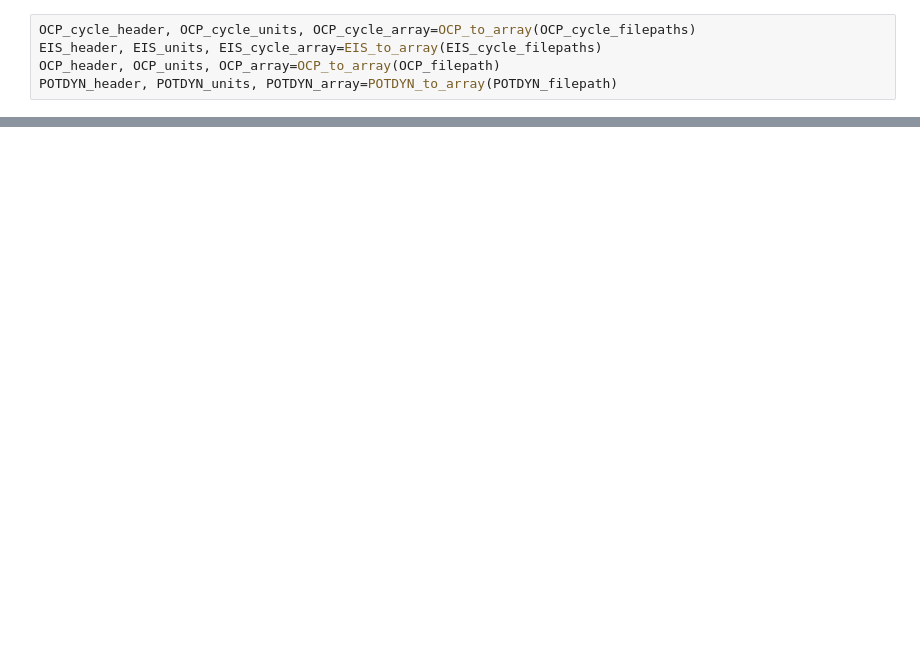
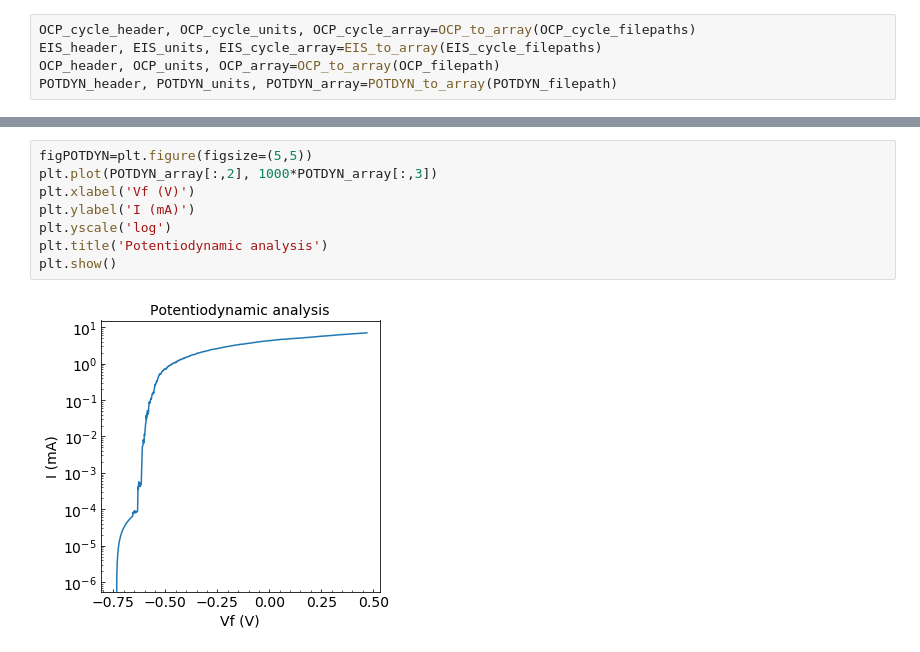
Before and after one commit to CoDaSiTo/IJL_Corrosion, a Jupyter notebook: NaCl_corrosion.ipynb, the cells around one changed output, grey strips where cells are left out. Drawn from its saved outputs; the diff is of its cells as text; blank space fills up the shorter version.

```diff
--- a/NaCl_corrosion.ipynb
+++ b/NaCl_corrosion.ipynb
@@ -191,0 +332,10 @@ plt.show()
+# %%
+figPOTDYN=plt.figure(figsize=(5,5))
+plt.plot(POTDYN_array[:,2], 1000*POTDYN_array[:,3])
+plt.xlabel('Vf (V)')
+plt.ylabel('I (mA)')
+plt.yscale('log')
+plt.title('Potentiodynamic analysis')
+plt.show()
+# %% [output]
+[figure, added]
```
Also changed, not shown: parts of 17 cells of this notebook, 1 other file.
